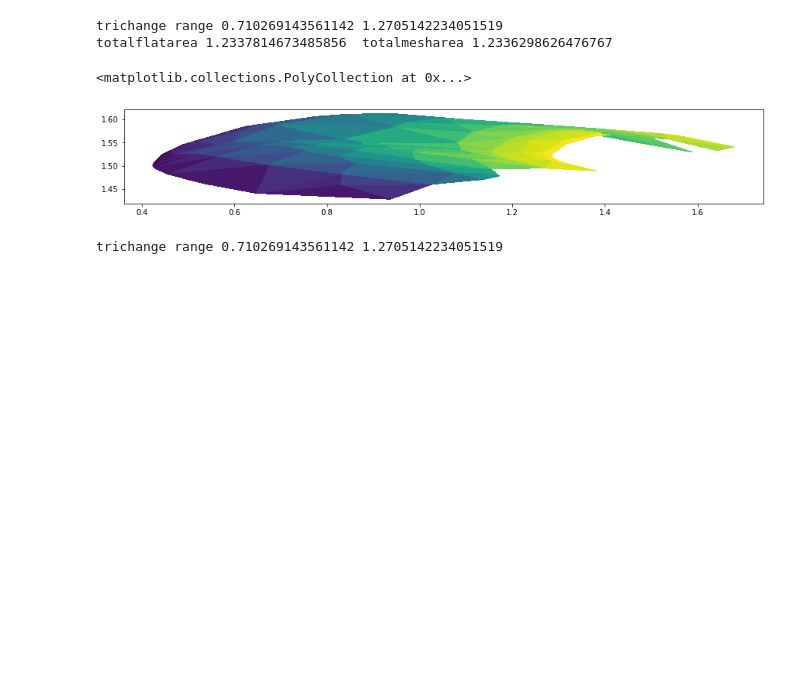
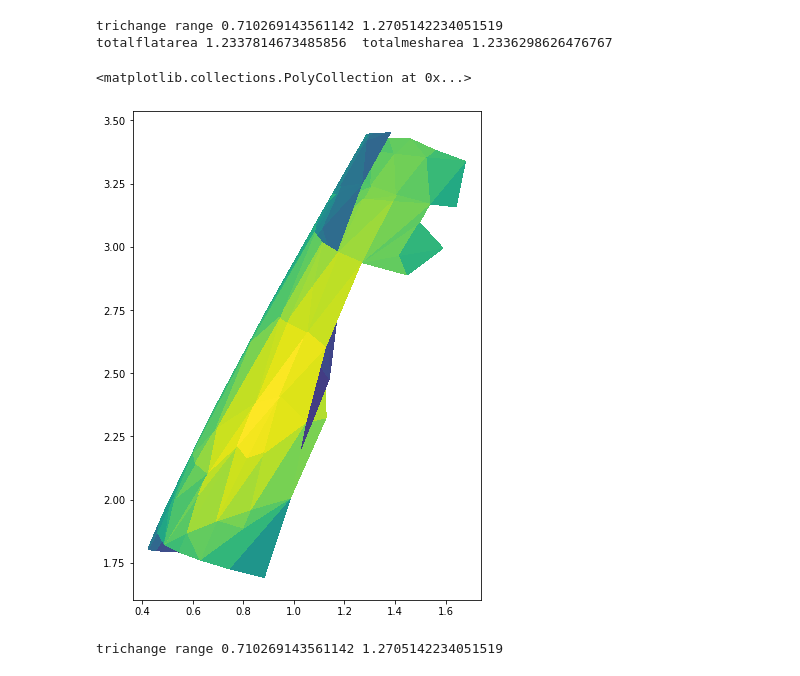
Before and after one commit to tunnelvr/tunnelvr, a Jupyter notebook: executingfeatures/meshflattenerreplication.ipynb, the cells around one changed output. Saved outputs shown, nothing was run; the diff lists cells and outputs as text; code cells hidden in the pictures; blank space fills up the shorter version.

```diff
--- a/executingfeatures/meshflattenerreplication.ipynb
+++ b/executingfeatures/meshflattenerreplication.ipynb
@@ -94,11 +94,11 @@ totalflatarea 1.2337814673485856  totalmesharea 1.2336298626476767
 # %%
 fig = plt.figure(figsize=(15,9))
 a = plt.subplot(111)
 a.set_aspect('equal')
-plt.tripcolor(svertices[:,0], svertices[:,1], sfaces, svertices[:,2])
+plt.tripcolor(svertices[:,0], svertices[:,2], sfaces, svertices[:,1])
 # %% [output]
 <matplotlib.collections.PolyCollection at 0x...>
-[figure, old version]
+[figure, new version]
 # %%
 fig = plt.figure(figsize=(15,12))
 a = plt.subplot(111)
```
Also changed, not shown: parts of 1 cell of this notebook, 7 other files.
